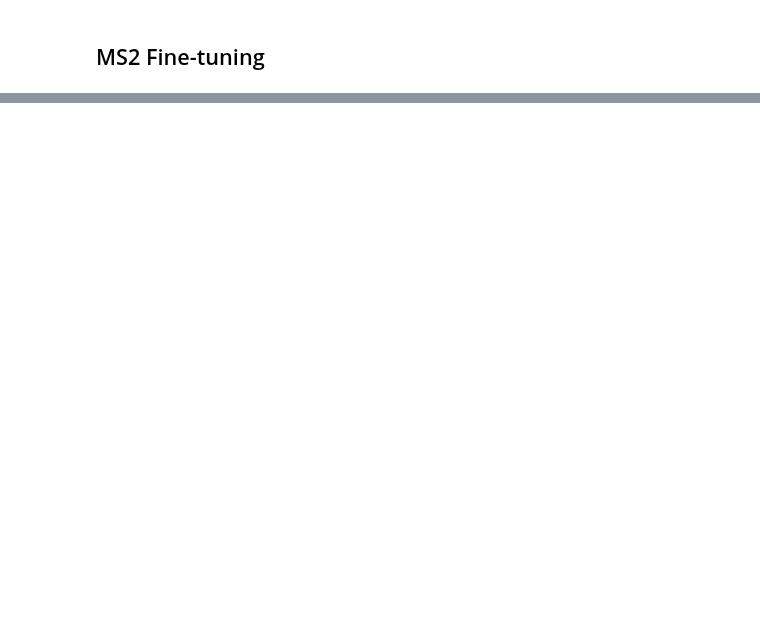
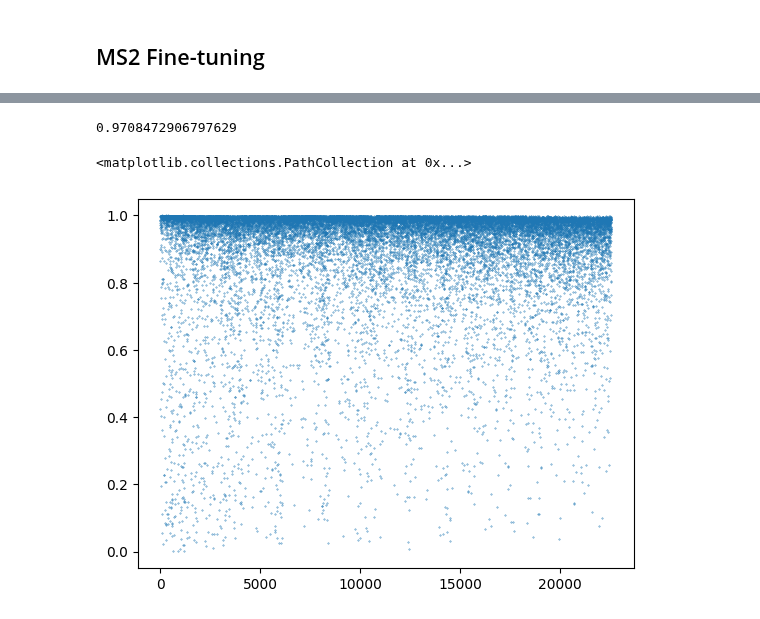
Before and after one commit to MannLabs/alphadia, a Jupyter notebook: nbs/tutorial_nbs/finetuning.ipynb, the cells around one changed output, grey strips where cells are left out. Cells and saved outputs as stored; diff of their text form; code cells hidden in the pictures; blank space fills up the shorter version.

```diff
--- a/nbs/tutorial_nbs/finetuning.ipynb
+++ b/nbs/tutorial_nbs/finetuning.ipynb
@@ -117,0 +223,10 @@ stats = tune_mgr.finetune_ms2(psm_df=transfer_lib.precursor_df,matched_intensity
+# %%
+res = tune_mgr.predict_all(transfer_lib.precursor_df.copy(), predict_items=['ms2'])
+
+precursor_after_df = res['precursor_df']
+fragment_mz_after_df = res['fragment_mz_df']
+fragment_intensity_after_df = res['fragment_intensity_df']
+similarity_after_df = calculate_similarity(precursor_after_df, transfer_lib.precursor_df, fragment_intensity_after_df, transfer_lib.fragment_intensity_df)
+print(similarity_after_df['similarity'].median())
+plt.scatter(similarity_after_df['index'], similarity_after_df['similarity'], s=0.1)
+# %% [output]
@@ -118,3 +234,6 @@ stats = tune_mgr.finetune_ms2(psm_df=transfer_lib.precursor_df,matched_intensity
+0.9708472906797629
+<matplotlib.collections.PathCollection at 0x...>
+[figure, added]
 # %%
 
 num_plots = len(stats.columns) - 3
```
Also changed, not shown: parts of 13 cells of this notebook.
